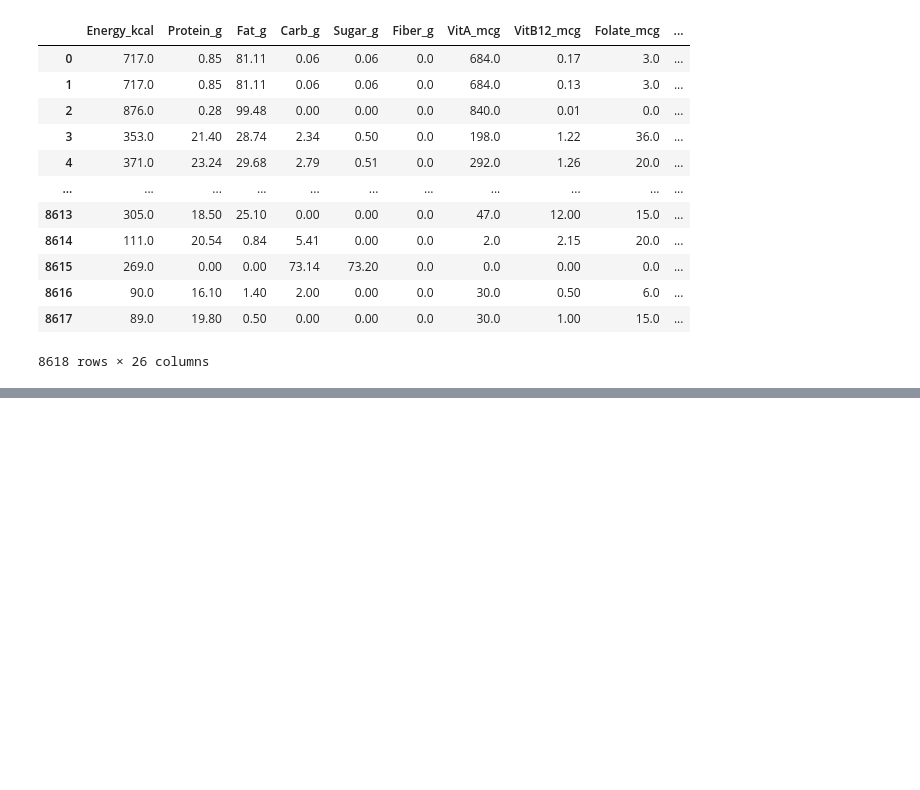
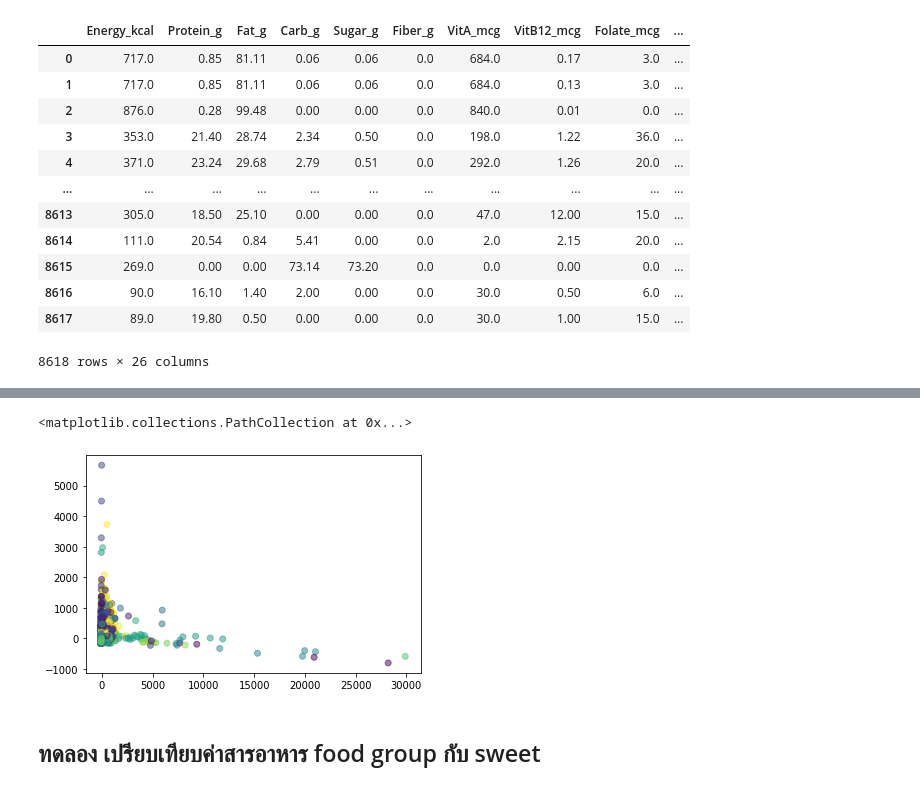
Before and after one commit to team0243/multivariate, a Jupyter notebook: Chapter3 CA.ipynb, the cells around one changed output, grey strips where cells are left out. Saved outputs shown, nothing was run; the diff lists cells and outputs as text; code cells hidden in the pictures; blank space fills up the shorter version.

```diff
--- a/Chapter3 CA.ipynb
+++ b/Chapter3 CA.ipynb
@@ -441,0 +540,7 @@ new_ex1.drop(new_ex1.columns[new_ex1.columns.str.contains('_mg')].values,axis=1)
+# %%
+plt.scatter(new_pca[:,0],new_pca[:,1],c = ex1_dropped2['FoodGroup'],alpha=0.5)
+# %% [output]
+<matplotlib.collections.PathCollection at 0x...>
+[figure, added]
+# %% [markdown]
+## ทดลอง เปรียบเทียบค่าสารอาหาร food group กับ sweet
```
Also changed, not shown: parts of 48 cells of this notebook.
